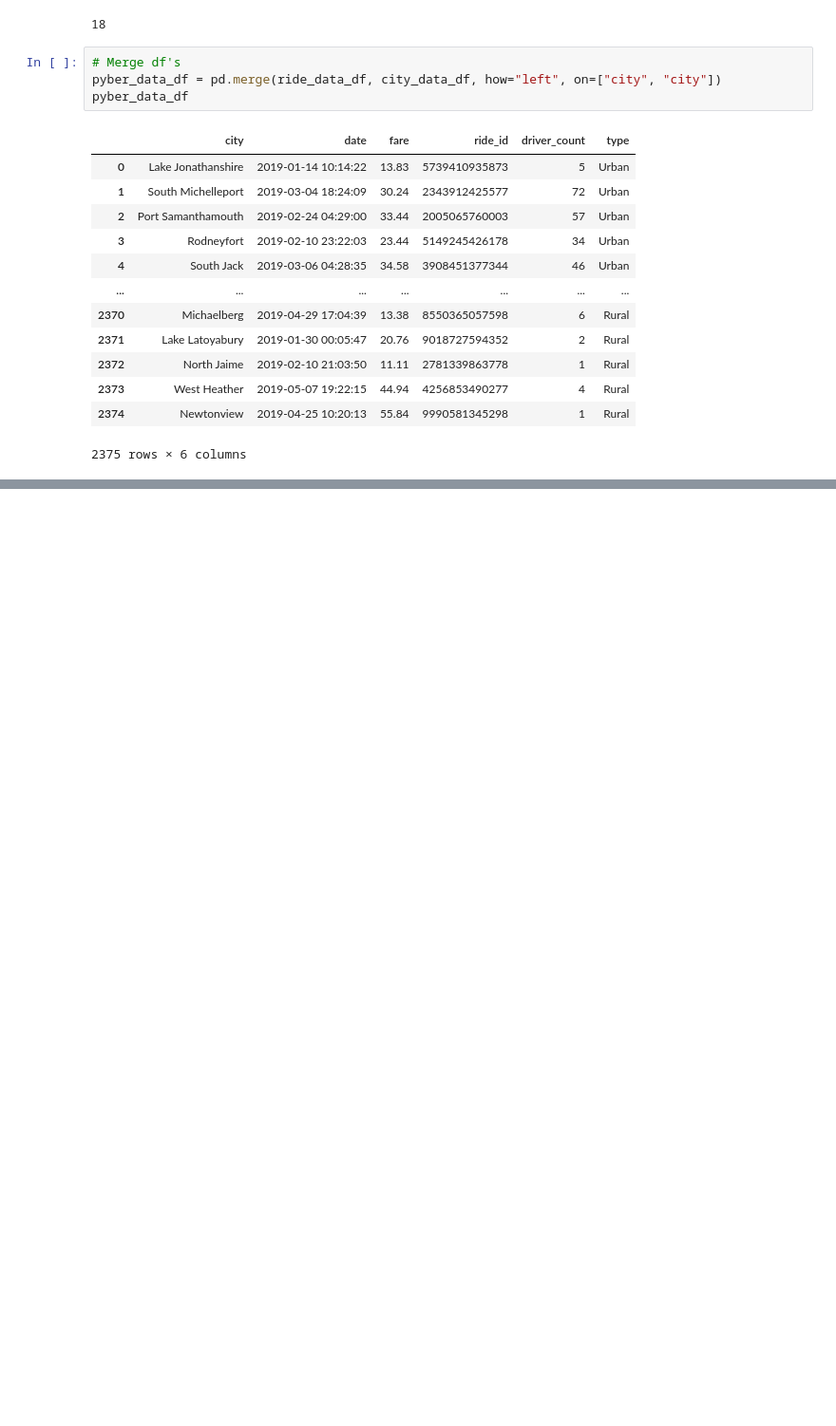
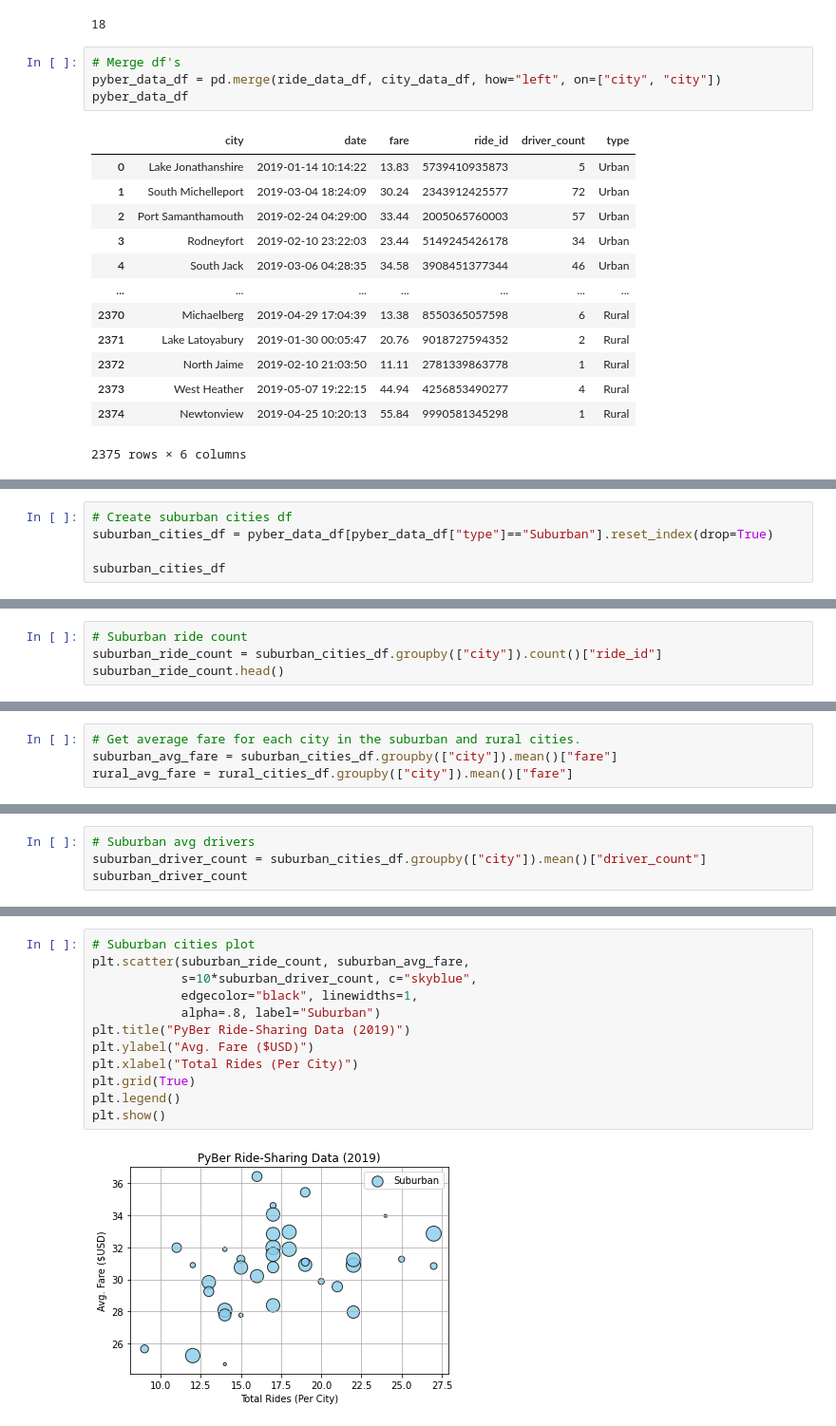
Before and after one commit to conorwhanson/PyBer_Analysis, a Jupyter notebook: Pyber.ipynb, the cells around one changed output, grey strips where cells are left out. Shown at 95% size. Cells and saved outputs as stored; diff of their text form; blank space fills up the shorter version.

```diff
--- a/Pyber.ipynb
+++ b/Pyber.ipynb
@@ -119,0 +138,5 @@ pyber_data_df
+# %%
+# Create suburban cities df
+suburban_cities_df = pyber_data_df[pyber_data_df["type"]=="Suburban"].reset_index(drop=True)
+
+suburban_cities_df
@@ -119,0 +187,4 @@ pyber_data_df
+# %%
+# Suburban ride count
+suburban_ride_count = suburban_cities_df.groupby(["city"]).count()["ride_id"]
+suburban_ride_count.head()
@@ -119,0 +223,4 @@ pyber_data_df
+# %%
+# Get average fare for each city in the suburban and rural cities.
+suburban_avg_fare = suburban_cities_df.groupby(["city"]).mean()["fare"]
+rural_avg_fare = rural_cities_df.groupby(["city"]).mean()["fare"]
@@ -119,0 +265,4 @@ pyber_data_df
+# %%
+# Suburban avg drivers
+suburban_driver_count = suburban_cities_df.groupby(["city"]).mean()["driver_count"]
+suburban_driver_count
@@ -119,0 +326,14 @@ pyber_data_df
+# %%
+# Suburban cities plot
+plt.scatter(suburban_ride_count, suburban_avg_fare,
+            s=10*suburban_driver_count, c="skyblue",
+            edgecolor="black", linewidths=1,
+            alpha=.8, label="Suburban")
+plt.title("PyBer Ride-Sharing Data (2019)")
+plt.ylabel("Avg. Fare ($USD)")
+plt.xlabel("Total Rides (Per City)")
+plt.grid(True)
+plt.legend()
+plt.show()
+# %% [output]
+[figure, added]
```
Also changed, not shown: parts of 16 cells of this notebook, 2 other files.
